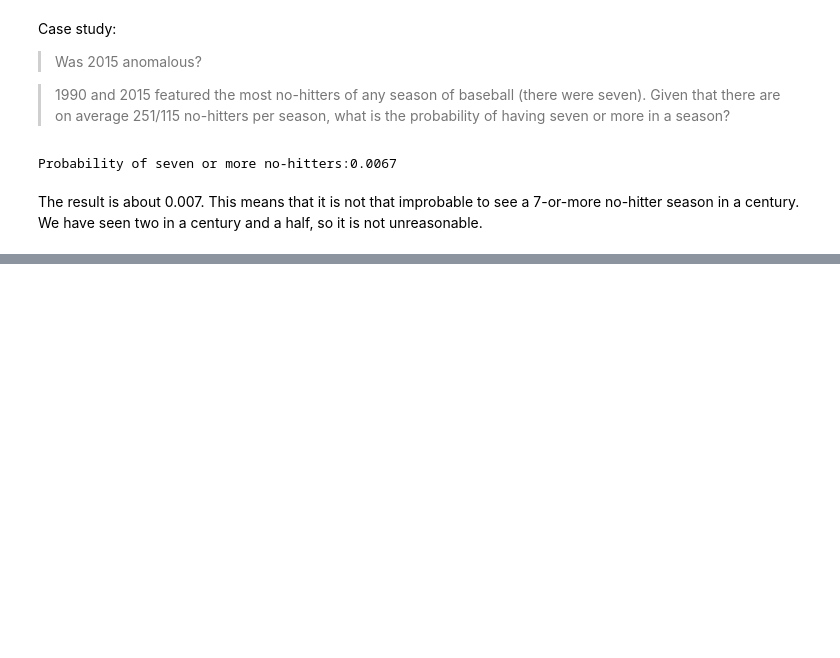
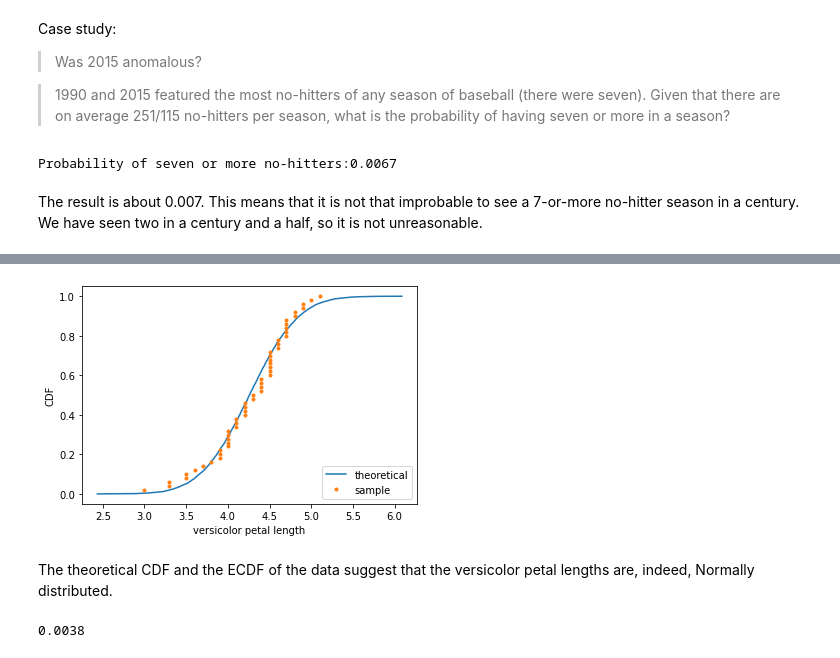
Before and after one commit to AilingLiu/Inferential_Statistics, a Jupyter notebook: Statistical_Thinking_PartI.ipynb, the cells around one changed output, grey strips where cells are left out. Saved outputs shown, nothing was run; the diff lists cells and outputs as text; code cells hidden in the pictures; blank space fills up the shorter version.

Commit message:
normal distribution

```diff
--- a/Statistical_Thinking_PartI.ipynb
+++ b/Statistical_Thinking_PartI.ipynb
@@ -263,0 +274,22 @@ The result is about 0.007. This means that it is not that improbable to see a 7-
+# %%
+versi_mean = np.mean(versicolor_petal_length)
+versi_std = np.std(versicolor_petal_length)
+
+np.random.seed(42)
+random_normal = np.random.normal(loc=versi_mean, scale=versi_std, size=10000)
+x_normal, y_normal = ecdf(random_normal)
+x_versi, y_versi = ecdf(versicolor_petal_length)
+plt.plot(x_normal, y_normal, label='theoretical')
+plt.plot(x_versi, y_versi, marker='.', linestyle='none', label='sample')
+plt.xlabel('versicolor petal length')
+plt.ylabel('CDF')
+plt.legend(loc='lower right');
+# %% [output]
+[figure, added]
+# %% [markdown]
+The theoretical CDF and the ECDF of the data suggest that the versicolor petal lengths are, indeed, Normally distributed.
+# %%
+# probability that versicolor petal length is less than 3 cm
+sum(random_normal < 3)/len(random_normal)
+# %% [output]
+0.0038
```
Also changed, not shown: parts of 12 cells of this notebook.
